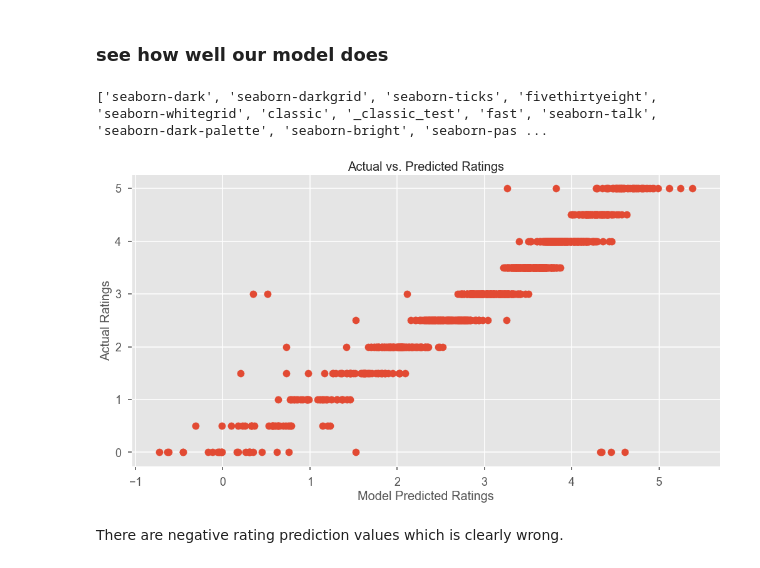
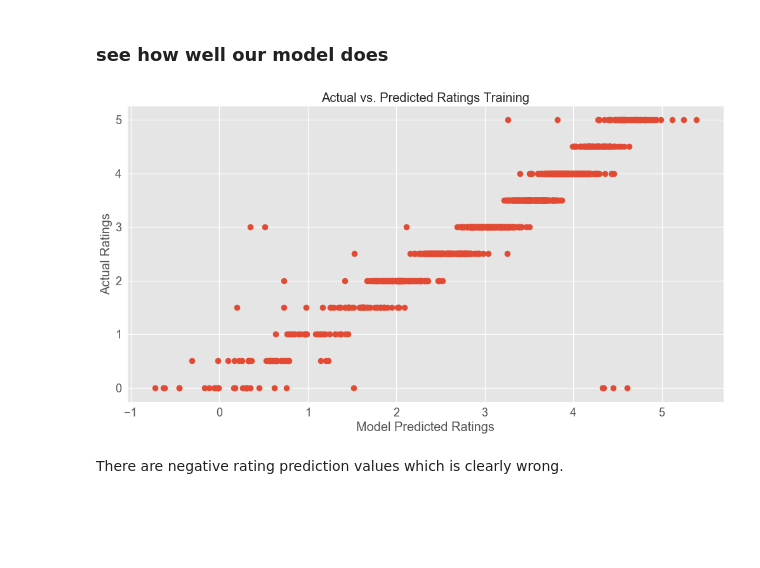
Before and after one commit to jeussantiago/chocolate_bar_rating, a Jupyter notebook: cocoa_pred.ipynb, the cells around one changed output. Saved outputs shown, nothing was run; the diff lists cells and outputs as text; code cells hidden in the pictures; blank space fills up the shorter version.

Commit message:
predict

```diff
--- a/cocoa_pred.ipynb
+++ b/cocoa_pred.ipynb
@@ -164,22 +164,18 @@ model = ols(formula=f, data=df_train).fit()
 y_pred = model.predict(x_train)
-# %%
-print(plt.style.available)
-# %% [output]
-['seaborn-dark', 'seaborn-darkgrid', 'seaborn-ticks', 'fivethirtyeight', 'seaborn-whitegrid', 'classic', '_classic_test', 'fast', 'seaborn-talk', 'seaborn-dark-palette', 'seaborn-bright', 'seaborn-pas ...
 # %%
 #compare with the actual values
 plt.figure(figsize=(15,8))
 plt.style.use('ggplot')
 
 plt.scatter(y_pred, y_train)
 plt.xlabel('Model Predicted Ratings', size=20)
 plt.xticks(size=18)
 plt.ylabel('Actual Ratings', size=20)
 plt.yticks(size=18)
-plt.title('Actual vs. Predicted Ratings', size=20)
+plt.title('Actual vs. Predicted Ratings Training', size=20)
 plt.show()
 # %% [output]
-[figure, old version]
+[figure, new version]
 # %% [markdown]
 There are negative rating prediction values which is clearly wrong.
 # %%
```
Also changed, not shown: parts of 8 cells of this notebook.
